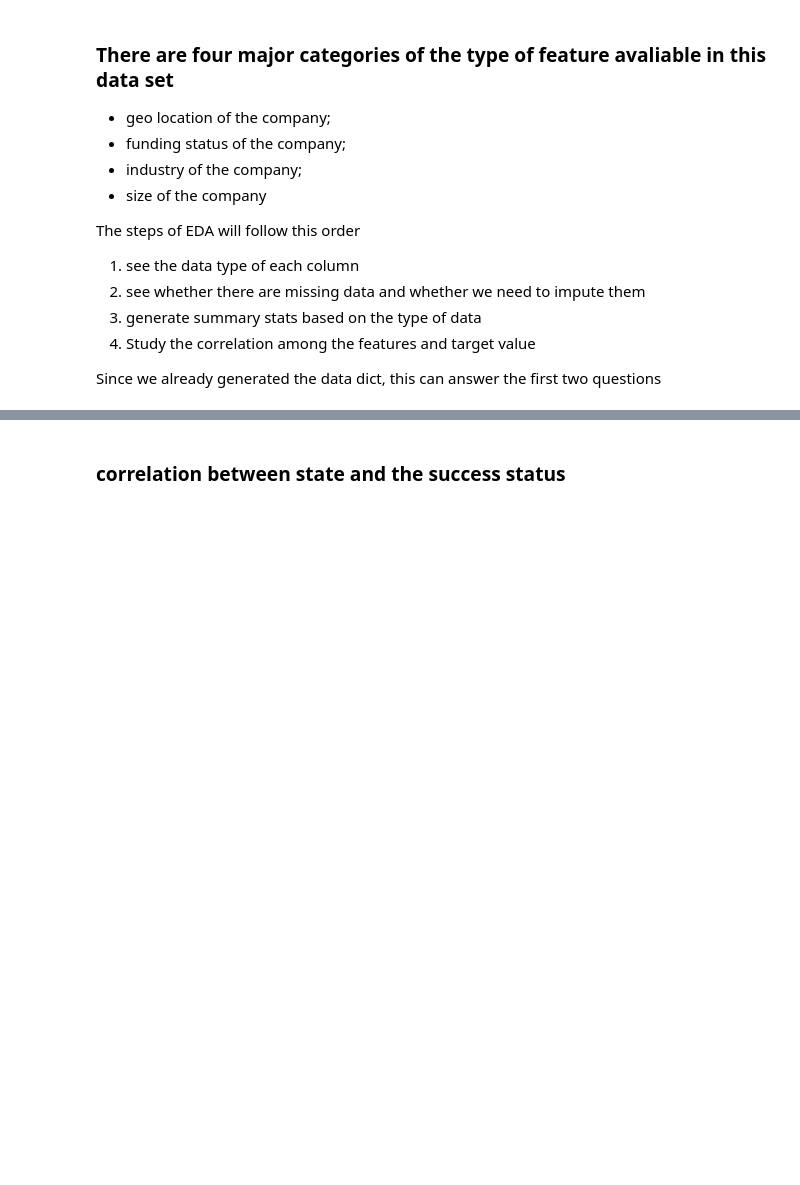
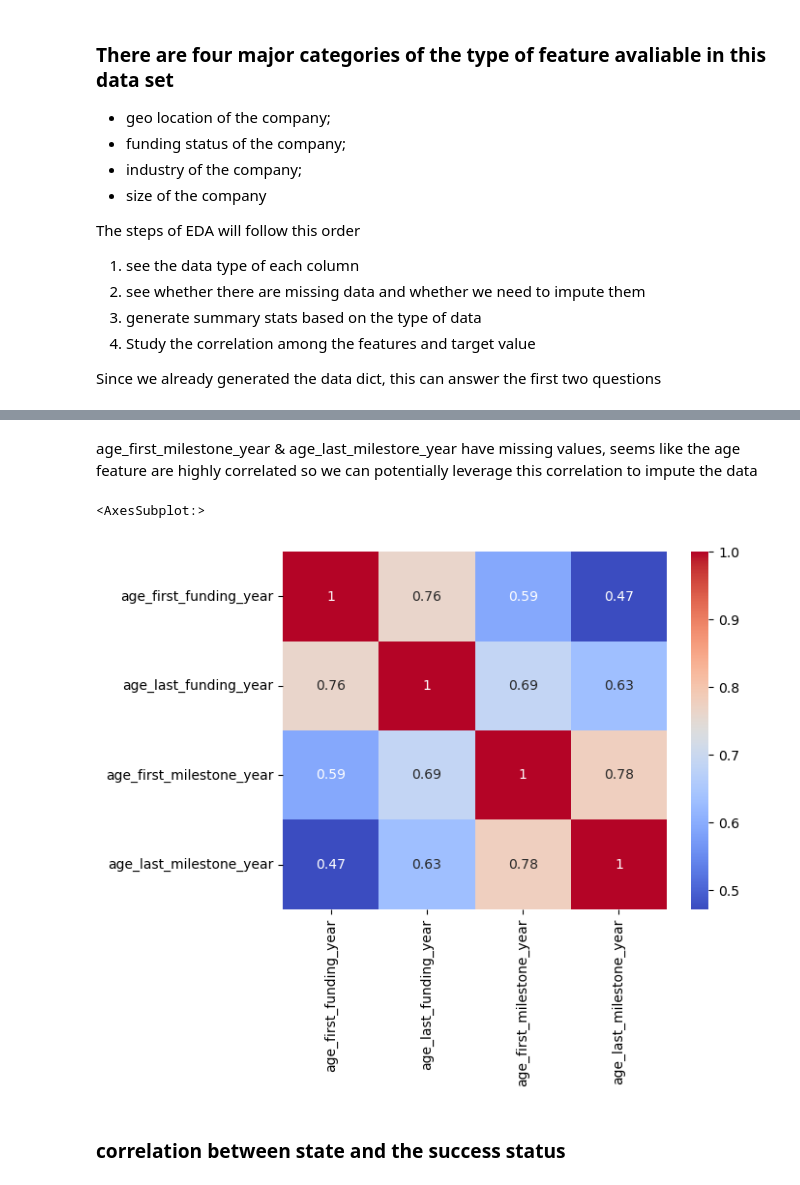
Before and after one commit to nanguo12/Startup-Analysis, a Jupyter notebook: notebooks/10-ng-eda-for-startup-company.ipynb, the cells around one changed output, grey strips where cells are left out. Cells and saved outputs as stored; diff of their text form; code cells hidden in the pictures; blank space fills up the shorter version.

```diff
--- a/notebooks/10-ng-eda-for-startup-company.ipynb
+++ b/notebooks/10-ng-eda-for-startup-company.ipynb
@@ -82,6 +83,16 @@ data.describe()
 | 50% | 37.779281 | -118.374037 | 1.000000 | 1.446600 | 3.528800 | 2.520500 | ... |
 | 75% | 40.730646 | -77.214731 | 1.000000 | 3.575350 | 5.560250 | 4.686300 | ... |
 | max | 59.335232 | 18.057121 | 1.000000 | 21.895900 | 21.895900 | 24.684900 | ... |
+# %% [markdown]
+age_first_milestone_year & age_last_milestore_year have missing values, seems like the age feature are highly correlated so we can potentially leverage this correlation to impute the data
+# %%
+sns.heatmap(data[['age_first_funding_year',
+                  'age_last_funding_year',
+                  'age_first_milestone_year',
+                  'age_last_milestone_year']].corr(numeric_only = True), cmap = 'coolwarm', annot = True)
+# %% [output]
+<AxesSubplot:>
+[figure, added]
 # %% [markdown]
 ### correlation between state and the success status
 # %%
```
Also changed, not shown: parts of 2 cells of this notebook, 7 other files.
